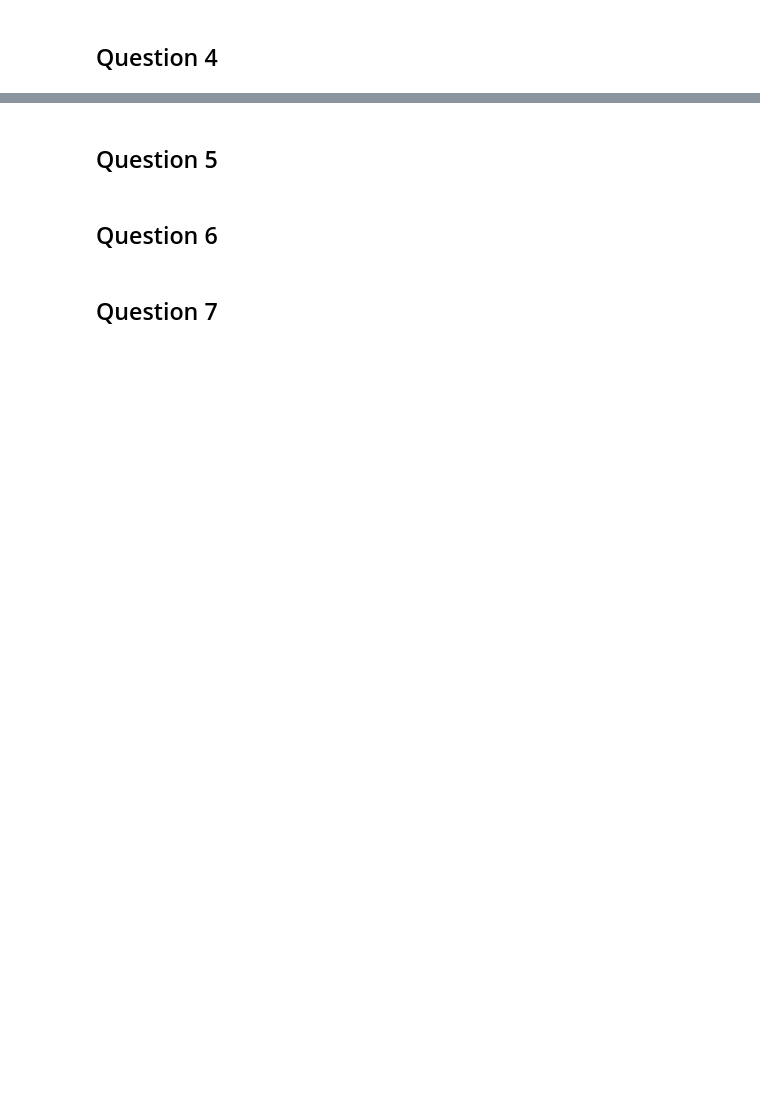
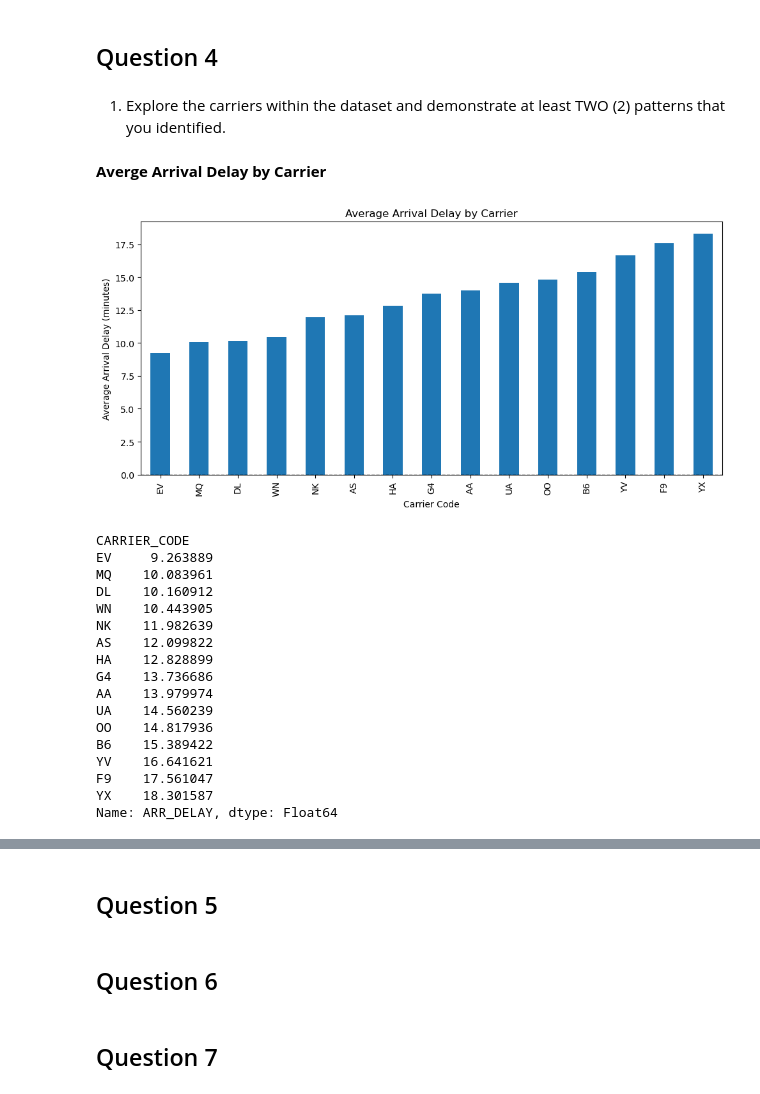
Before and after one commit to GauriRajesh733/DS3000-Practicum1, a Jupyter notebook: DS3000_Practicum1.ipynb, the cells around one changed output, grey strips where cells are left out. Saved outputs shown, nothing was run; the diff lists cells and outputs as text; code cells hidden in the pictures; blank space fills up the shorter version.

```diff
--- a/DS3000_Practicum1.ipynb
+++ b/DS3000_Practicum1.ipynb
@@ -658,2 +760,38 @@ In terms of total number of flights, AZ, NV, and CA had 201744, 182115, and 7986
 # %% [markdown]
 ## Question 4
+# %% [markdown]
+1. Explore the carriers within the dataset and demonstrate at least TWO (2) patterns that you identified.
+# %% [markdown]
+**Averge Arrival Delay by Carrier**
+# %%
+def avg_arrival_delay(df):
+    delay_summary = df.groupby('CARRIER_CODE')['ARR_DELAY'].mean().sort_values()
+    delay_summary.plot(kind='bar', figsize=(10, 5))
+    plt.title("Average Arrival Delay by Carrier")
+    plt.xlabel("Carrier Code")
+    plt.ylabel("Average Arrival Delay (minutes)")
+    plt.axhline(0, color='black', linestyle='--', linewidth=1)
+    plt.tight_layout()
+    plt.show()
+    return delay_summary
+
+avg_arrival_delay(df)
+# %% [output]
+[figure, added]
+CARRIER_CODE
+EV     9.263889
+MQ    10.083961
+DL    10.160912
+WN    10.443905
+NK    11.982639
+AS    12.099822
+HA    12.828899
+G4    13.736686
+AA    13.979974
+UA    14.560239
+OO    14.817936
+B6    15.389422
+YV    16.641621
+F9    17.561047
+YX    18.301587
+Name: ARR_DELAY, dtype: Float64
```
Also changed, not shown: parts of 54 cells of this notebook, 2 other files.
